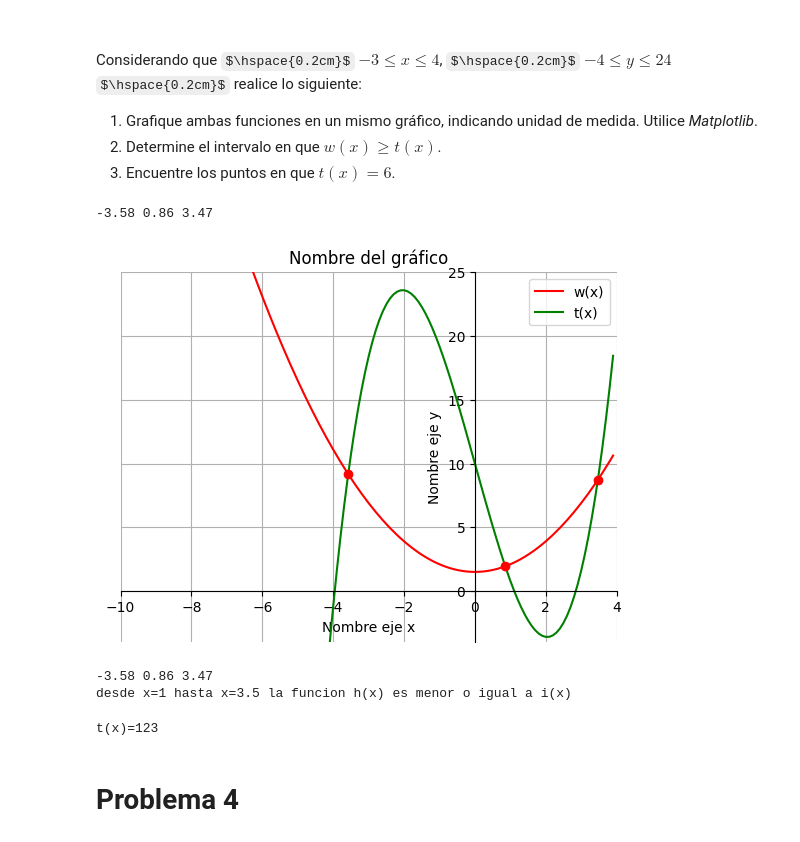
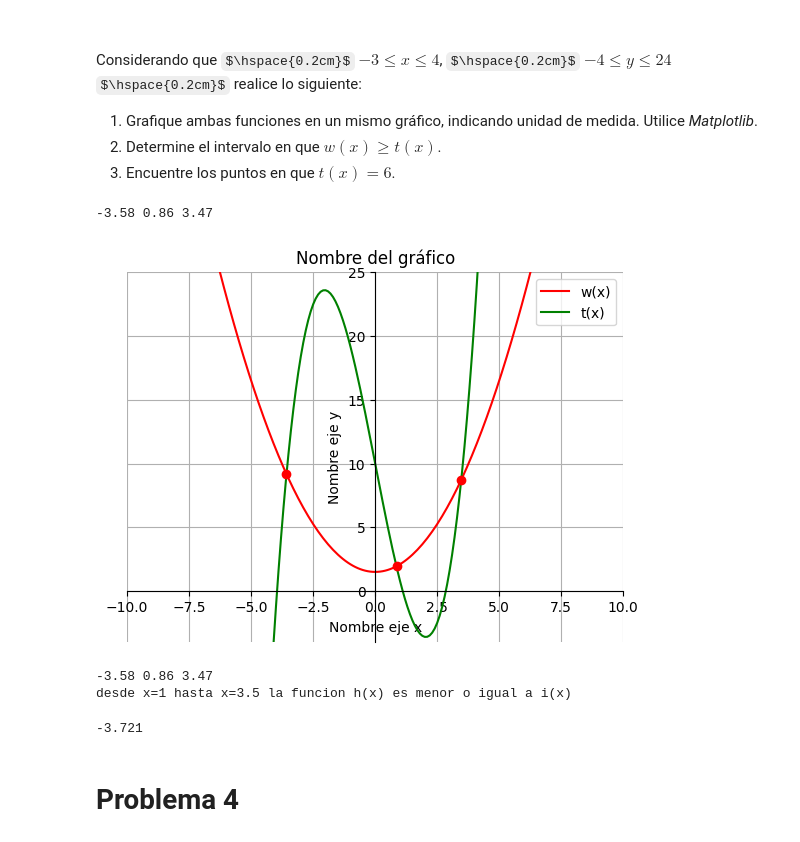
Before and after one commit to cassianmns/matematica-aplicada, a Jupyter notebook: G3_Aplicaciones_de_funciones1.ipynb, the cells around one changed output. Cells and saved outputs as stored; diff of their text form; code cells hidden in the pictures; some formulas as TeX source.

```diff
--- a/G3_Aplicaciones_de_funciones1.ipynb
+++ b/G3_Aplicaciones_de_funciones1.ipynb
@@ -237,36 +237,37 @@ print(x1,x2,x3)
 #ecuacion2=i(x)-0 #ecuacion de grado 4, por tanto, tiene 4 soluciones
 #solucion1=sp.solve(ecuacion1,x)
 #solucion2=sp.solve(ecuacion2,x)
 #print(solucion)
 #x3=round(solucion1[0],5)
 #x4=round(solucion2[0],5)
 #print(f"h(x) interesca al eje x en x={x3}")
 #print(f"i(x) interseca al eje x en x={x4}")
 
-x = np.arange(-10,4,0.1)
+x = np.arange(-10,10,0.1)
 plt.plot(x, w(x), label = "w(x)",color="red")
 plt.plot(x, t(x), label = "t(x)",color="green")
 plt.plot(x1,w(x1),marker="o",color="red")
 plt.plot(x2,w(x2),marker="o",color="red")
 plt.plot(x3,w(x3),marker="o",color="red")
+plt.plot(x,t(6),marker "o")
 #plt.plot(x4,i(x4),marker="o",color="red")
-plt.xlim(-10,4)
+plt.xlim(-10,10)
 plt.ylim(-4,25)
 plt.title('Nombre del gráfico')
 plt.ylabel('Nombre eje y')
 plt.xlabel('Nombre eje x')
 plt.legend()
 plt.grid()
 #opcional:
 ax=plt.gca()
 ax.spines[["left","bottom"]].set_position(("data",0))
 ax.spines[["right","top"]].set_visible(False)
 #
 
 plt.show()
 # %% [output]
 -3.58 0.86 3.47
-[figure, old version]
+[figure, new version]
 # %%
 #2 w(x)<t(x)
 
@@ -283,10 +284,25 @@ print("desde x=-3.58 en x=0.86 hasta x=3.47 la funcion h(x) es mayor o igual a t
 # %% [output]
 -3.58 0.86 3.47
 desde x=1 hasta x=3.5 la funcion h(x) es menor o igual a i(x)
-# %%
-print(f"t(x)={round(t(6))}")
-# %% [output]
-t(x)=123
+# %%
+
+#Método 1: UTILIZADO EN CLASES
+import sympy as sp
+
+
+def t(x):
+    return 0.8*x**3-10*x+10
+
+x=sp.Symbol("x")
+ecuacion=t(x)-6
+solucion=sp.solve(ecuacion,x)
+#print(solucion)
+x1=round(solucion[0],2)
+x2=round(solucion[1],2)
+x3=round(solucion[2],2)
+print(round(solucion[0],3)) #"para mostrar la solución i"
+# %% [output]
+-3.721
 # %% [markdown]
 # Problema 4
 # %% [markdown]
```
Also changed, not shown: parts of 1 cell of this notebook.
